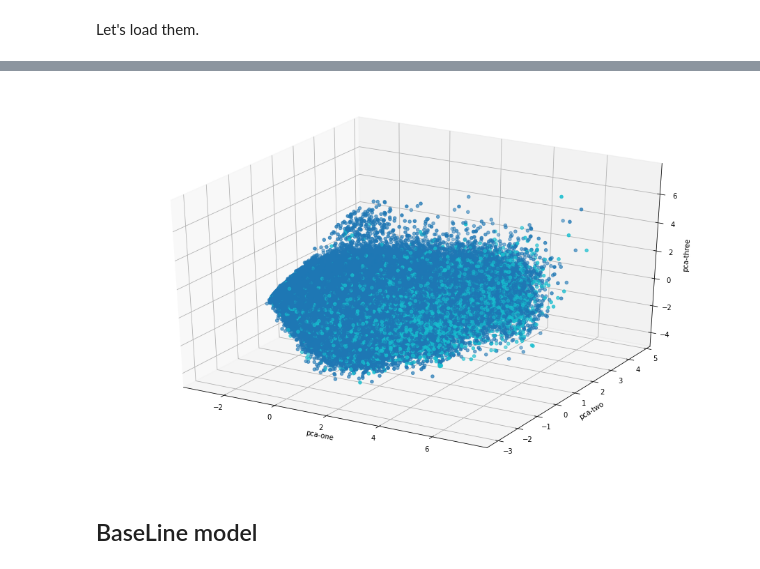
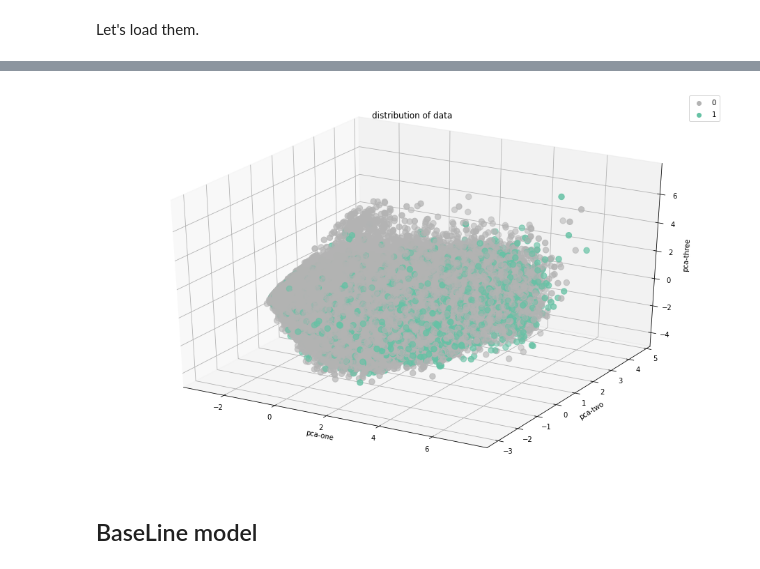
Before and after one commit to ZahraDehghani99/Heart-Disease-Health-Indicators-Dataset, a Jupyter notebook: heart_disease_classification_part2.ipynb, the cells around one changed output, grey strips where cells are left out. Saved outputs shown, nothing was run; the diff lists cells and outputs as text; code cells hidden in the pictures.

```diff
--- a/heart_disease_classification_part2.ipynb
+++ b/heart_disease_classification_part2.ipynb
@@ -349,18 +349,15 @@ x_pca.head()
 # %%
-ax = plt.figure(figsize=(16,10)).gca(projection='3d')
-ax.scatter(
-    xs=x_pca["PC1"],
-    ys=x_pca["PC2"],
-    zs=x_pca["PC3"],
-    c=y_train["HeartDiseaseorAttack"],
-    cmap='tab10'
-)
+fig = plt.figure(figsize=(16,10))
+ax = fig.add_subplot(111, projection='3d')
+scatter = ax.scatter(x_pca['PC1'], x_pca['PC2'], x_pca['PC3'], c=y_train['HeartDiseaseorAttack'], cmap="Set2_r", s=70)
+plt.title('distribution of data')
 ax.set_xlabel('pca-one')
 ax.set_ylabel('pca-two')
 ax.set_zlabel('pca-three')
+plt.legend(*scatter.legend_elements())
 plt.show()
 # %% [output]
-[figure, old version]
+[figure, new version]
 # %% [markdown]
 ## BaseLine model
 # %% [markdown]
```
Also changed, not shown: parts of 36 cells of this notebook.
